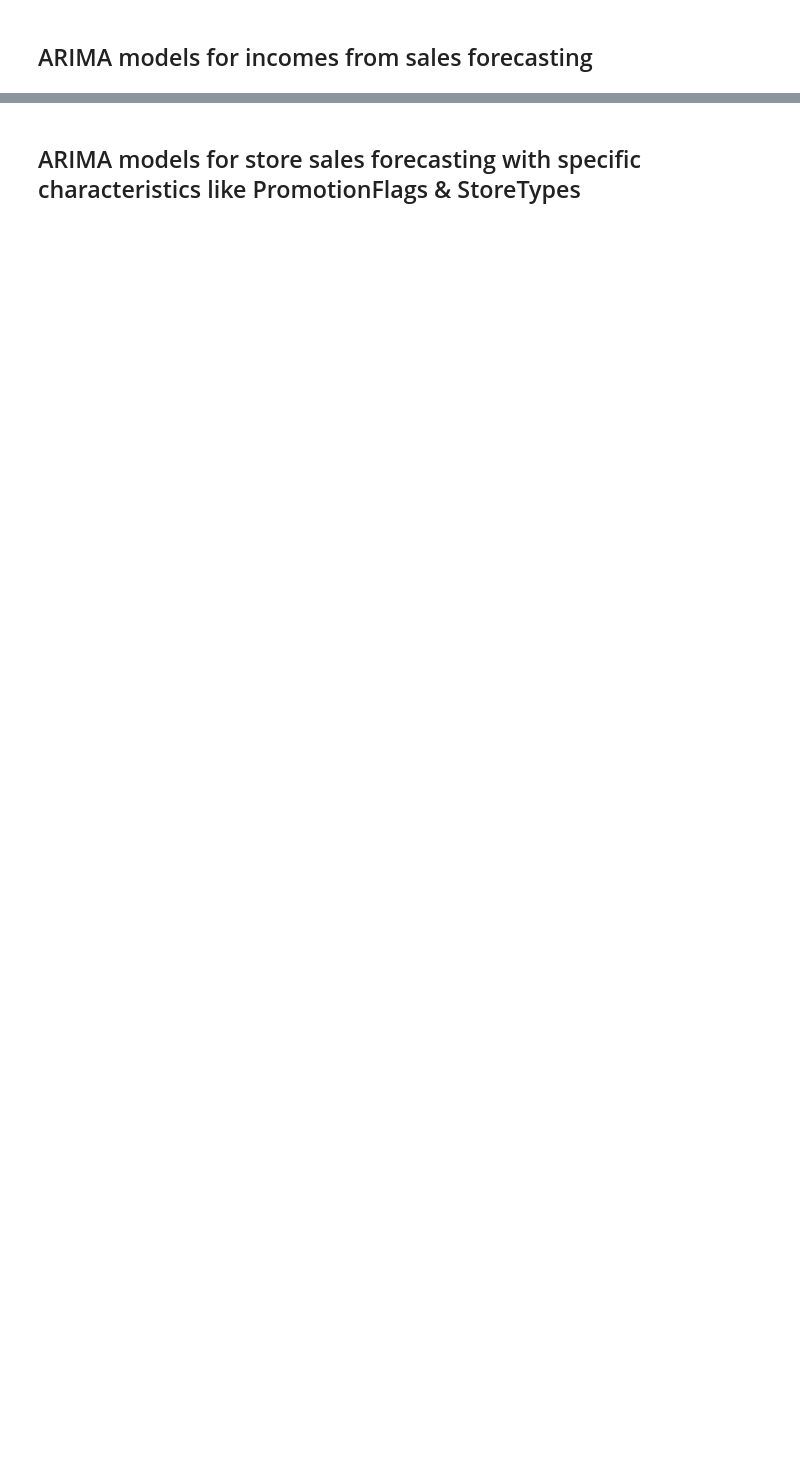
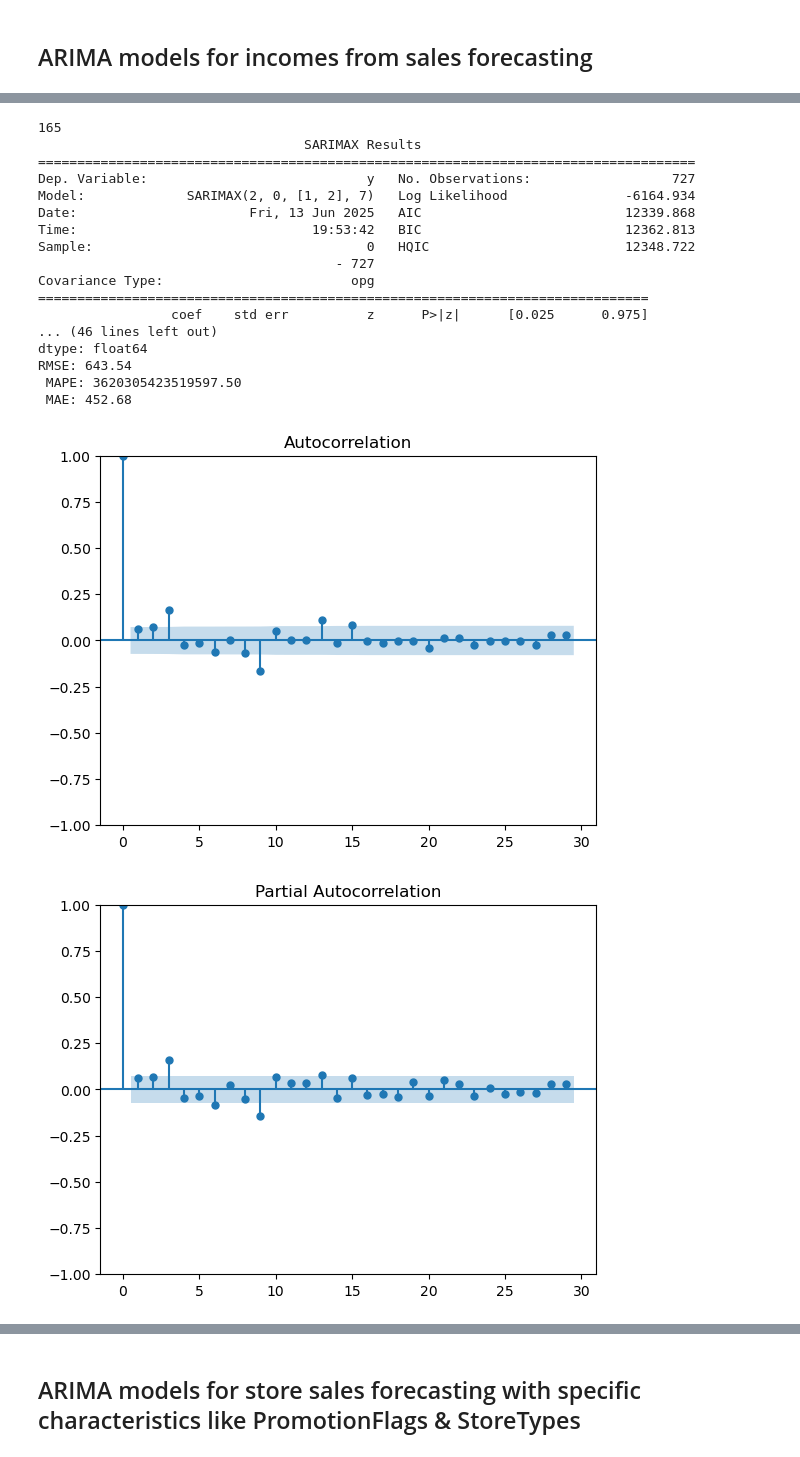
Before and after one commit to GeorgeStampolidiss/Projects, a Jupyter notebook: Project1_GStampolidis.ipynb, the cells around one changed output, grey strips where cells are left out. Drawn from its saved outputs; the diff is of its cells as text; code cells hidden in the pictures; blank space fills up the shorter version.

```diff
--- a/Project1_GStampolidis.ipynb
+++ b/Project1_GStampolidis.ipynb
@@ -1290,6 +1294,6 @@ print(mean_sales)
 # %%
 #Arima model for one store at a time
-Store_ID=500
+Store_ID=165
 #Store_ID=np.random.choice(range(1,data["Store"].max()))   #Random store
 print(Store_ID)
 
@@ -1322,30 +1326,50 @@ future_dates = pd.date_range(start='2015-08-01',end='2015-09-17')
 forecast_future = model.predict(n_periods=len(future_dates))
 
 #Model Fit with statistics
 #Small AIC & BIC
 #Ljung Box Test for Autocorrelation of the resiudals -> P-value<a there is no autocorrelation
 #Heteroskedasticity test in the output -> P-value<0.05 problem with heteroskedasticity
 #Jarque Bera for Normality check
 #RMSE,MAPE,MAE
 rmse=np.sqrt(mean_squared_error(test_store["y"],prediction_arima))
 mae=mean_absolute_error(test_store["y"],prediction_arima)
 mape=mean_absolute_percentage_error(test_store["y"],prediction_arima)
 print(f"RMSE: {rmse:.2f}")
 print(f" MAPE: {mape:.2f}")
 print(f" MAE: {mae:.2f}")
 resid=pd.Series(model.resid()) #residuals
 plot_acf(resid)
 plot_pacf(resid)
 plt.show()
 
 #Plot predictions vs real sales
 plt.figure(figsize=(13,7))
 plt.plot(test_store.index,test_store["y"],label="Real Sales", color='blue')
 plt.plot(test_store.index,prediction_arima,label="Predicted Sales",color='red')
 plt.plot(future_dates, forecast_future, label='Forecast (Aug - Sep)', color='green', linestyle='--')
 plt.title(f"ARIMA Sales Predicitions for Store {Store_ID}")
 plt.xlabel("Date")
 plt.ylabel("Sales")
 plt.suptitle(f"RMSE:{rmse:.1f}|Mean sales:{mean_sales:.1f}|MAE:{mae:.1f}| MAPE:{mape:.1f}",fontsize=10)
 plt.legend()
 plt.show()
+# %% [output]
+165
+                                  SARIMAX Results
+====================================================================================
+Dep. Variable:                            y   No. Observations:                  727
+Model:             SARIMAX(2, 0, [1, 2], 7)   Log Likelihood               -6164.934
+Date:                      Fri, 13 Jun 2025   AIC                          12339.868
+Time:                              19:53:42   BIC                          12362.813
+Sample:                                   0   HQIC                         12348.722
+                                      - 727
+Covariance Type:                        opg
+==============================================================================
+                 coef    std err          z      P>|z|      [0.025      0.975]
+... (46 lines left out)
+dtype: float64
+RMSE: 643.54
+ MAPE: 3620305423519597.50
+ MAE: 452.68
+[figure, added]
+[figure, added]
```
Also changed, not shown: parts of 11 cells of this notebook.
